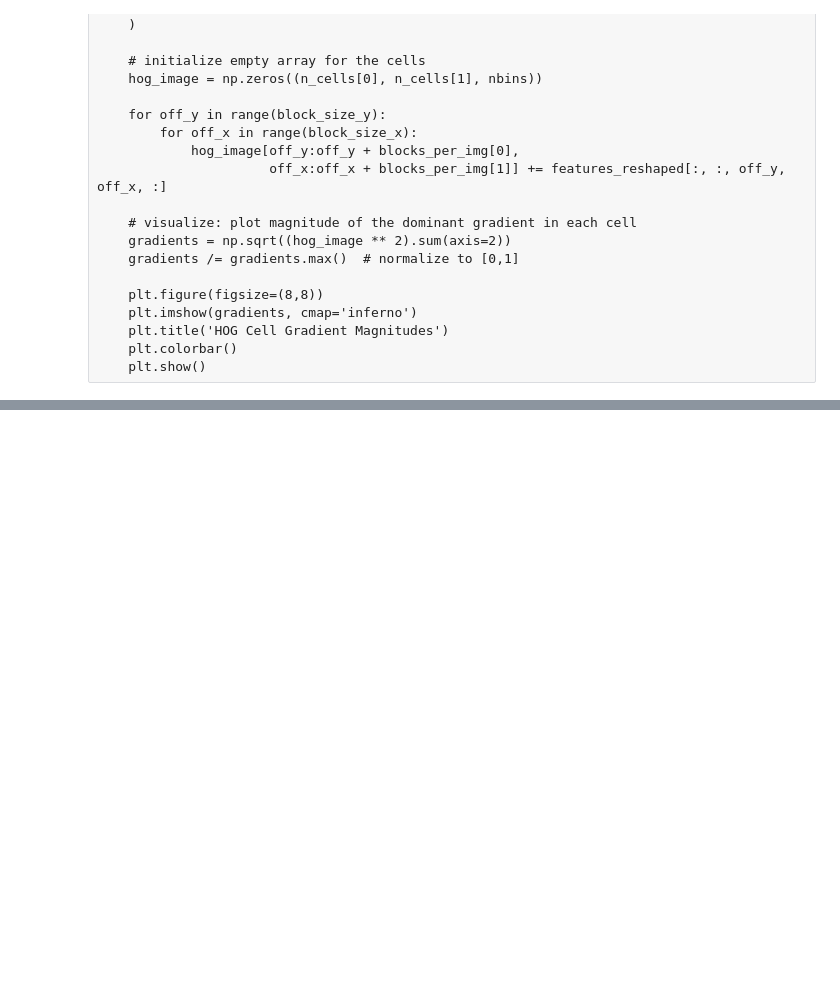
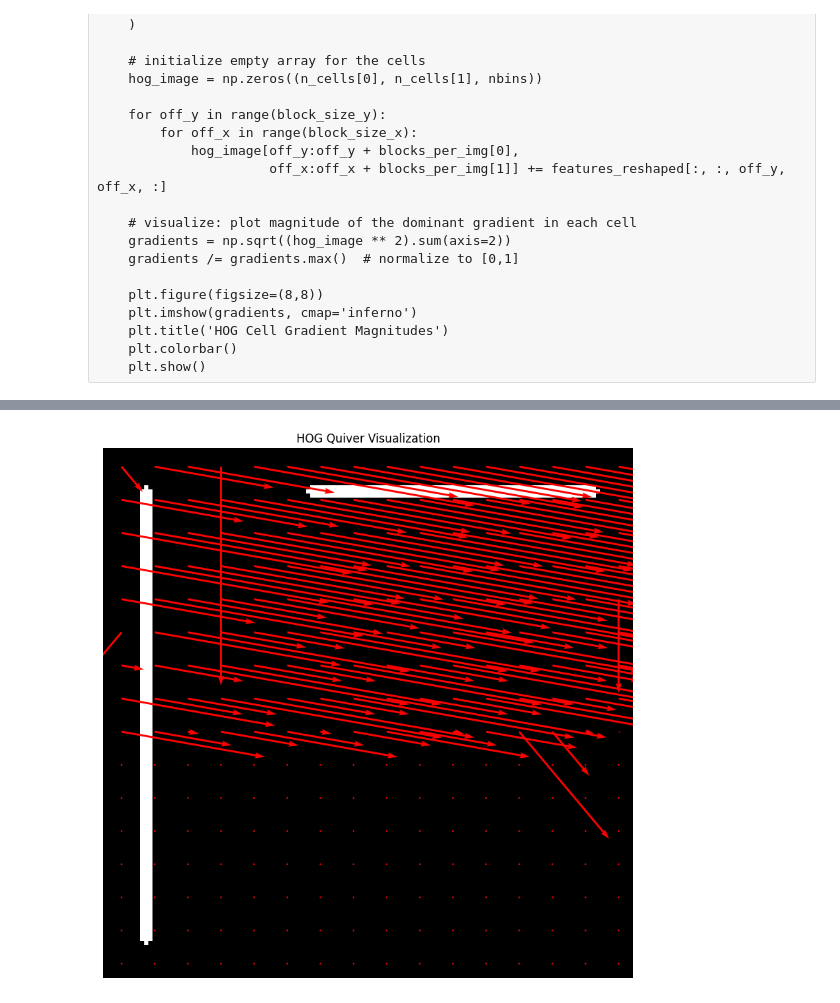
Before and after one commit to NTsch/becore-clustering, a Jupyter notebook: feature_extraction_hog.ipynb, the cells around one changed output, grey strips where cells are left out. Saved outputs shown, nothing was run; the diff lists cells and outputs as text; code cells hidden in the pictures; blank space fills up the shorter version.

```diff
--- a/feature_extraction_hog.ipynb
+++ b/feature_extraction_hog.ipynb
@@ -259,0 +276,11 @@ np.shape(all_features)
+# %%
+visualize_hog_quiver(
+    test_img,
+    cell_size=(8, 8),
+    block_size=(16, 16),
+    block_stride=(8, 8),
+    nbins=9,
+    scale=100
+)
+# %% [output]
+[figure, added]
```
Also changed, not shown: parts of 9 cells of this notebook, 23 other files.
